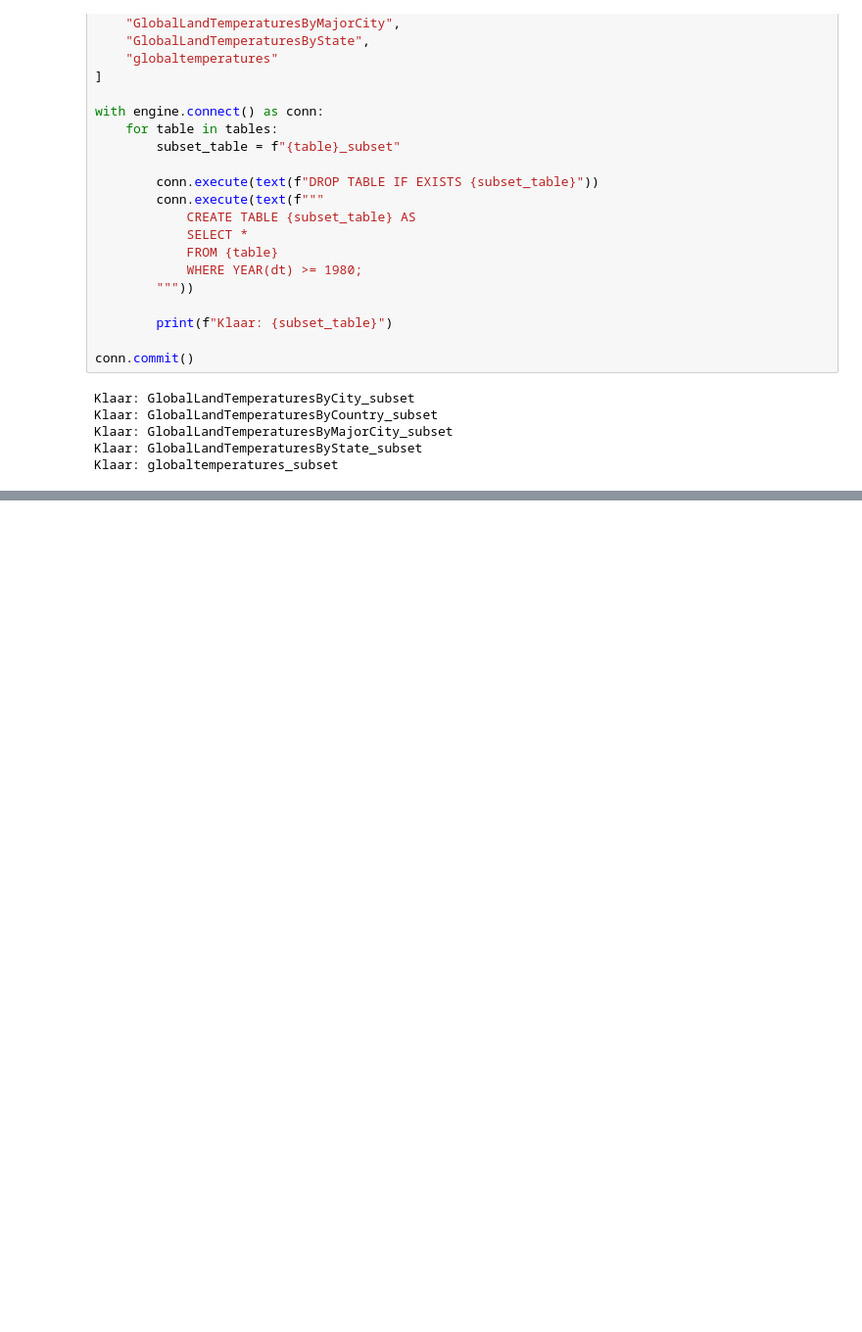
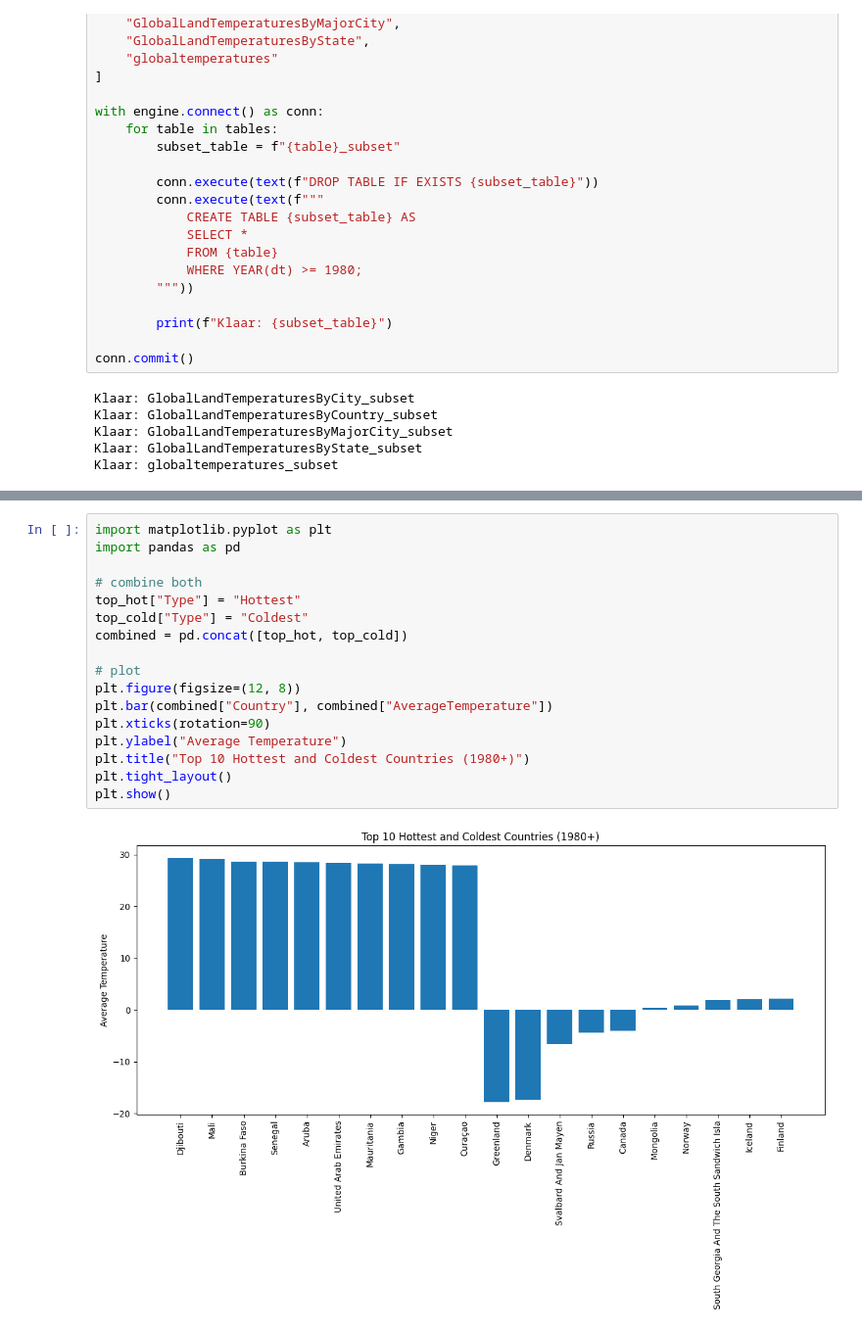
Before and after one commit to JaphletM/climate-watch, a Jupyter notebook: Opdracht 2/notebook.ipynb, the cells around one changed output, grey strips where cells are left out. Shown at 98% size. Drawn from its saved outputs; the diff is of its cells as text; blank space fills up the shorter version.

```diff
--- a/Opdracht 2/notebook.ipynb
+++ b/Opdracht 2/notebook.ipynb
@@ -716,0 +81,19 @@ Index(['City', 'Latitude', 'Longitude', 'AverageTemperature'], dtype='str')
+# %%
+import matplotlib.pyplot as plt
+import pandas as pd
+
+# combine both
+top_hot["Type"] = "Hottest"
+top_cold["Type"] = "Coldest"
+combined = pd.concat([top_hot, top_cold])
+
+# plot
+plt.figure(figsize=(12, 8))
+plt.bar(combined["Country"], combined["AverageTemperature"])
+plt.xticks(rotation=90)
+plt.ylabel("Average Temperature")
+plt.title("Top 10 Hottest and Coldest Countries (1980+)")
+plt.tight_layout()
+plt.show()
+# %% [output]
+[figure, added]
```
Also changed, not shown: parts of 63 cells of this notebook, 1 other file.
